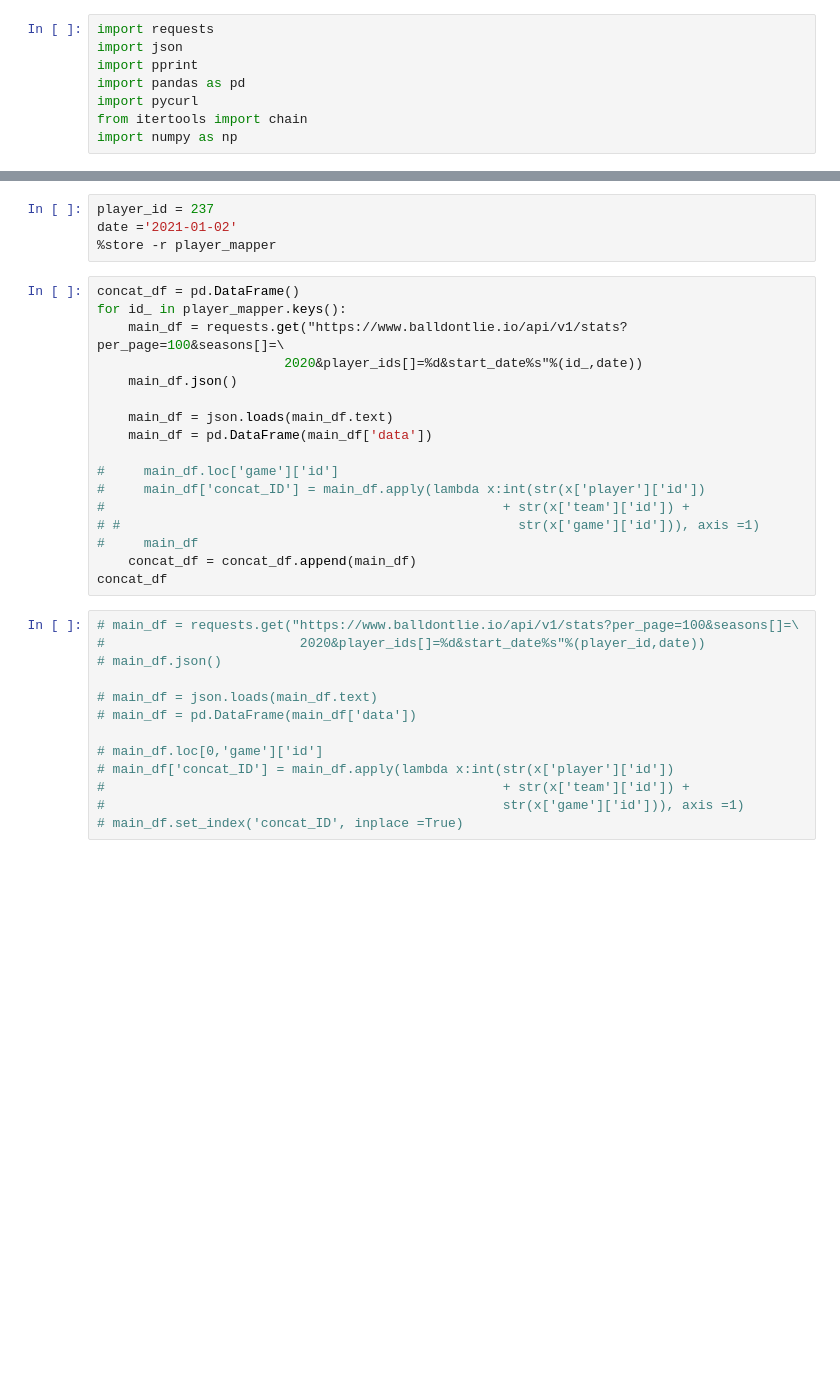
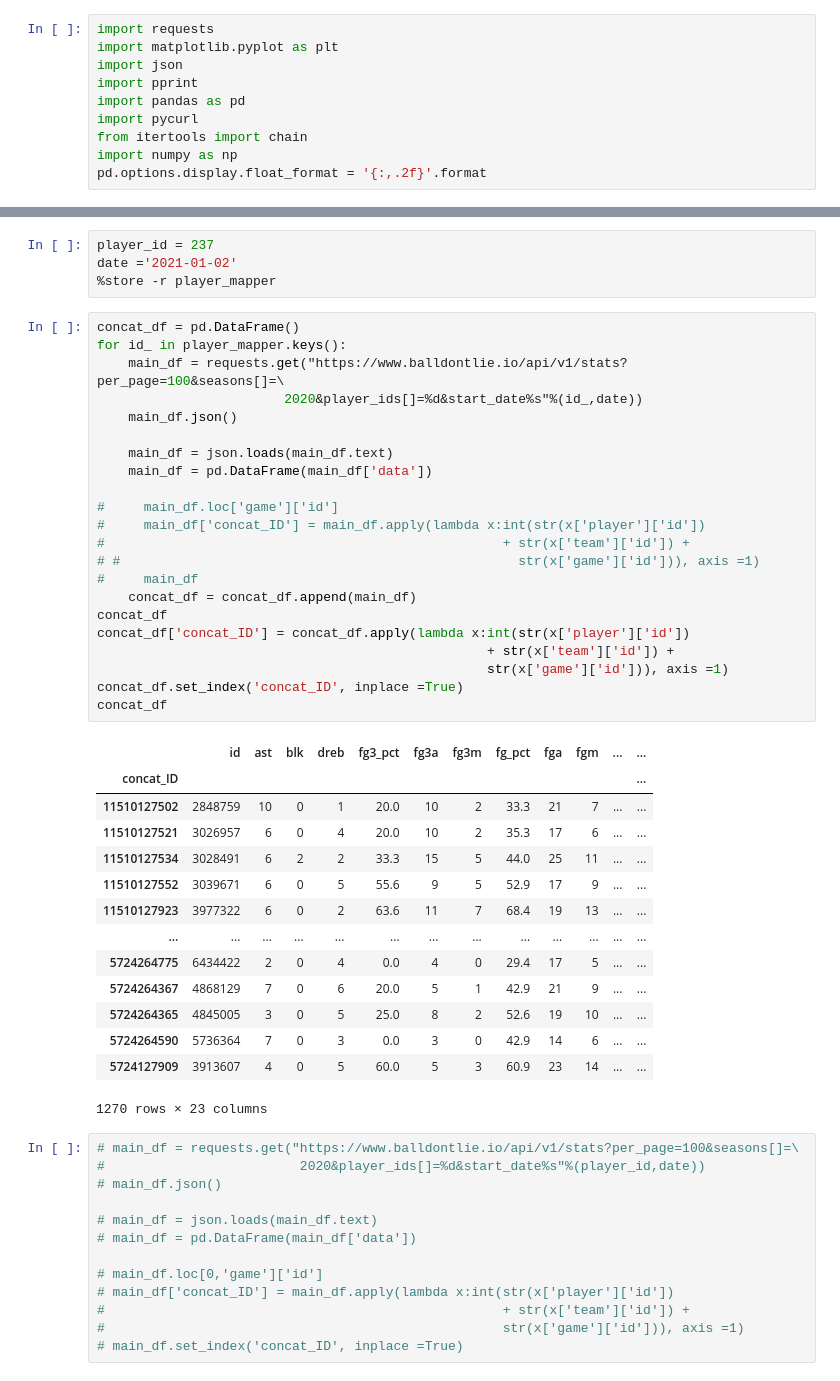
Before and after one commit to tylergusmyers/nba_analyzer, a Jupyter notebook: all_stats-Copy2.ipynb, the cells around one changed output, grey strips where cells are left out. Cells and saved outputs as stored; diff of their text form; blank space fills up the shorter version.

```diff
--- a/all_stats-Copy2.ipynb
+++ b/all_stats-Copy2.ipynb
@@ -1,11 +1,13 @@
 # %%
 import requests
+import matplotlib.pyplot as plt
 import json
 import pprint
 import pandas as pd
 import pycurl
 from itertools import chain
 import numpy as np
+pd.options.display.float_format = '{:,.2f}'.format
 # %%
 %store -r player_id_list
 # %%
@@ -15,20 +17,40 @@ date ='2021-01-02'
 # %%
 concat_df = pd.DataFrame()
 for id_ in player_mapper.keys():
     main_df = requests.get("https://www.balldontlie.io/api/v1/stats?per_page=100&seasons[]=\
                         2020&player_ids[]=%d&start_date%s"%(id_,date))
     main_df.json()
 
     main_df = json.loads(main_df.text)
     main_df = pd.DataFrame(main_df['data'])
 
 #     main_df.loc['game']['id']
 #     main_df['concat_ID'] = main_df.apply(lambda x:int(str(x['player']['id'])
 #                                                   + str(x['team']['id']) +
 # #                                                   str(x['game']['id'])), axis =1)
 #     main_df
     concat_df = concat_df.append(main_df)
 concat_df
+concat_df['concat_ID'] = concat_df.apply(lambda x:int(str(x['player']['id'])
+                                                  + str(x['team']['id']) +
+                                                  str(x['game']['id'])), axis =1)
+concat_df.set_index('concat_ID', inplace =True)
+concat_df
+# %% [output]
+|  | id | ast | blk | dreb | fg3_pct | fg3a | fg3m | fg_pct | fga | fgm | ... | ... |
+| concat_ID |  |  |  |  |  |  |  |  |  |  |  | ... |
+| 11510127502 | 2848759 | 10 | 0 | 1 | 20.0 | 10 | 2 | 33.3 | 21 | 7 | ... | ... |
+| 11510127521 | 3026957 | 6 | 0 | 4 | 20.0 | 10 | 2 | 35.3 | 17 | 6 | ... | ... |
+| 11510127534 | 3028491 | 6 | 2 | 2 | 33.3 | 15 | 5 | 44.0 | 25 | 11 | ... | ... |
+| 11510127552 | 3039671 | 6 | 0 | 5 | 55.6 | 9 | 5 | 52.9 | 17 | 9 | ... | ... |
+| 11510127923 | 3977322 | 6 | 0 | 2 | 63.6 | 11 | 7 | 68.4 | 19 | 13 | ... | ... |
+| ... | ... | ... | ... | ... | ... | ... | ... | ... | ... | ... | ... | ... |
+| 5724264775 | 6434422 | 2 | 0 | 4 | 0.0 | 4 | 0 | 29.4 | 17 | 5 | ... | ... |
+| 5724264367 | 4868129 | 7 | 0 | 6 | 20.0 | 5 | 1 | 42.9 | 21 | 9 | ... | ... |
+| 5724264365 | 4845005 | 3 | 0 | 5 | 25.0 | 8 | 2 | 52.6 | 19 | 10 | ... | ... |
+| 5724264590 | 5736364 | 7 | 0 | 3 | 0.0 | 3 | 0 | 42.9 | 14 | 6 | ... | ... |
+| 5724127909 | 3913607 | 4 | 0 | 5 | 60.0 | 5 | 3 | 60.9 | 23 | 14 | ... | ... |
+1270 rows × 23 columns
 # %%
 # main_df = requests.get("https://www.balldontlie.io/api/v1/stats?per_page=100&seasons[]=\
 #                         2020&player_ids[]=%d&start_date%s"%(player_id,date))
```
Also changed, not shown: parts of 24 cells of this notebook.
